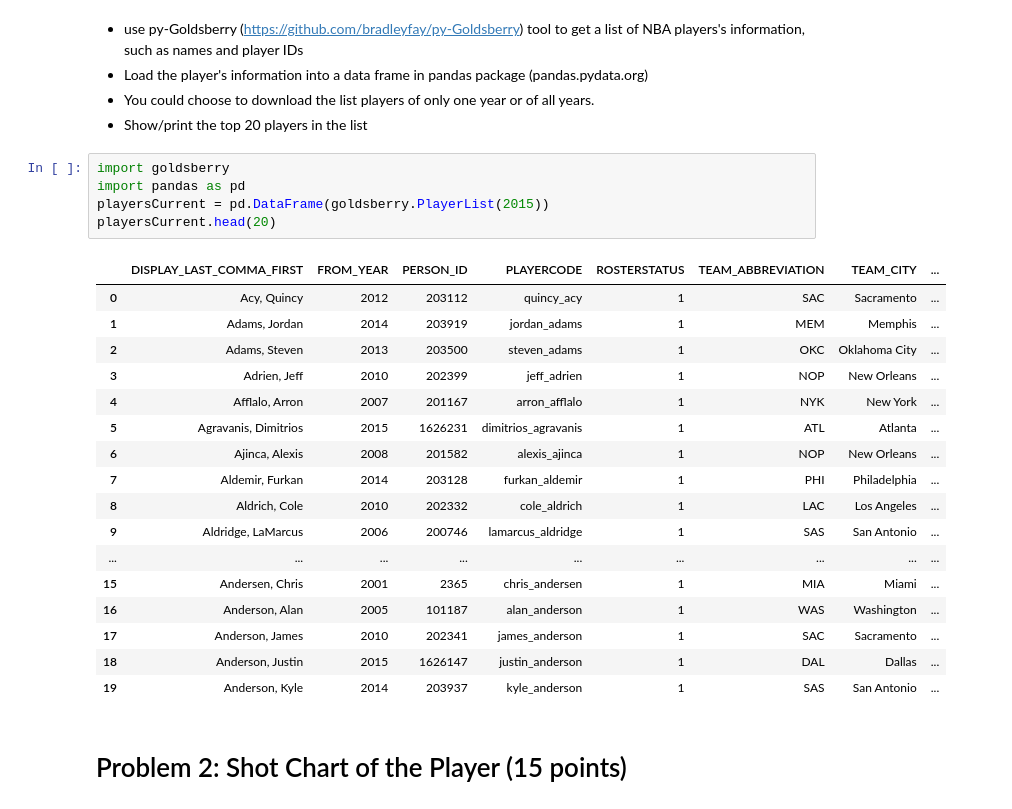
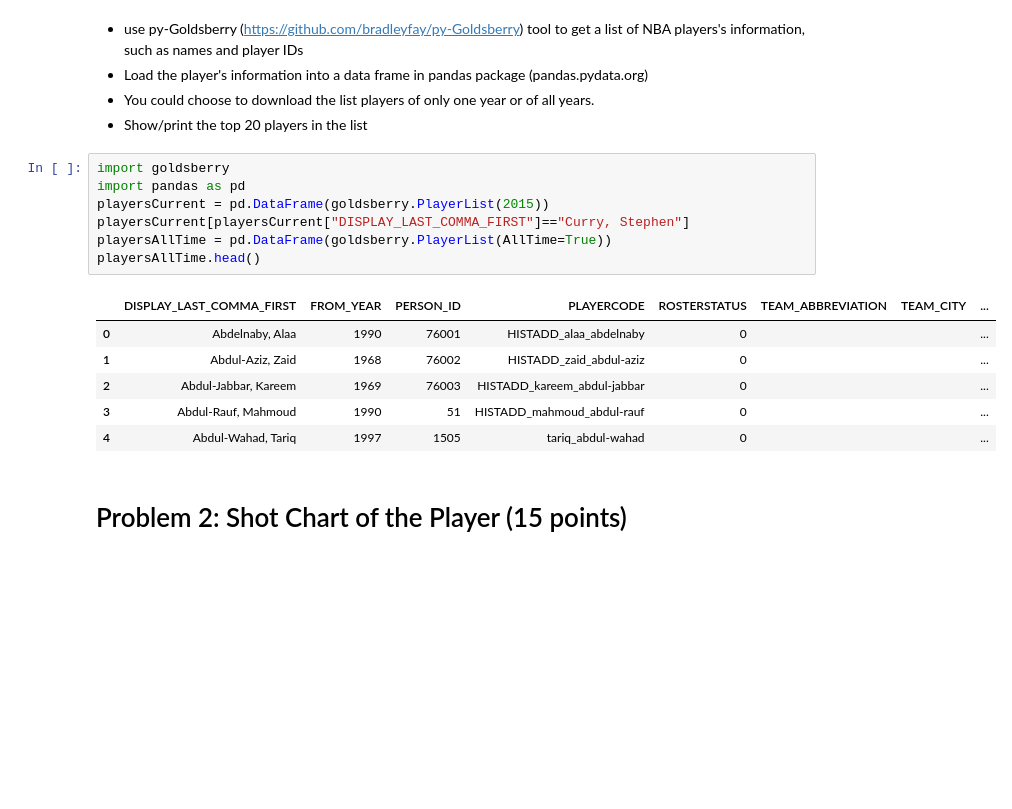
Before and after one commit to beflew/DS501_Case2, a Jupyter notebook: Case Study 2.ipynb, the cells around one changed output. Saved outputs shown, nothing was run; the diff lists cells and outputs as text; blank space fills up the shorter version.

```diff
--- a/Case Study 2.ipynb
+++ b/Case Study 2.ipynb
@@ -90,26 +90,17 @@ YouTubeVideo("AxsNitIS9E8")
 # %%
 import goldsberry
 import pandas as pd
 playersCurrent = pd.DataFrame(goldsberry.PlayerList(2015))
-playersCurrent.head(20)
+playersCurrent[playersCurrent["DISPLAY_LAST_COMMA_FIRST"]=="Curry, Stephen"]
+playersAllTime = pd.DataFrame(goldsberry.PlayerList(AllTime=True))
+playersAllTime.head()
 # %% [output]
 |  | DISPLAY_LAST_COMMA_FIRST | FROM_YEAR | PERSON_ID | PLAYERCODE | ROSTERSTATUS | TEAM_ABBREVIATION | TEAM_CITY | ... |
-| 0 | Acy, Quincy | 2012 | 203112 | quincy_acy | 1 | SAC | Sacramento | ... |
-| 1 | Adams, Jordan | 2014 | 203919 | jordan_adams | 1 | MEM | Memphis | ... |
-| 2 | Adams, Steven | 2013 | 203500 | steven_adams | 1 | OKC | Oklahoma City | ... |
-| 3 | Adrien, Jeff | 2010 | 202399 | jeff_adrien | 1 | NOP | New Orleans | ... |
-| 4 | Afflalo, Arron | 2007 | 201167 | arron_afflalo | 1 | NYK | New York | ... |
-| 5 | Agravanis, Dimitrios | 2015 | 1626231 | dimitrios_agravanis | 1 | ATL | Atlanta | ... |
-| 6 | Ajinca, Alexis | 2008 | 201582 | alexis_ajinca | 1 | NOP | New Orleans | ... |
-| 7 | Aldemir, Furkan | 2014 | 203128 | furkan_aldemir | 1 | PHI | Philadelphia | ... |
-| 8 | Aldrich, Cole | 2010 | 202332 | cole_aldrich | 1 | LAC | Los Angeles | ... |
-| 9 | Aldridge, LaMarcus | 2006 | 200746 | lamarcus_aldridge | 1 | SAS | San Antonio | ... |
-| ... | ... | ... | ... | ... | ... | ... | ... | ... |
-| 15 | Andersen, Chris | 2001 | 2365 | chris_andersen | 1 | MIA | Miami | ... |
-| 16 | Anderson, Alan | 2005 | 101187 | alan_anderson | 1 | WAS | Washington | ... |
-| 17 | Anderson, James | 2010 | 202341 | james_anderson | 1 | SAC | Sacramento | ... |
-| 18 | Anderson, Justin | 2015 | 1626147 | justin_anderson | 1 | DAL | Dallas | ... |
-| 19 | Anderson, Kyle | 2014 | 203937 | kyle_anderson | 1 | SAS | San Antonio | ... |
+| 0 | Abdelnaby, Alaa | 1990 | 76001 | HISTADD_alaa_abdelnaby | 0 |  |  | ... |
+| 1 | Abdul-Aziz, Zaid | 1968 | 76002 | HISTADD_zaid_abdul-aziz | 0 |  |  | ... |
+| 2 | Abdul-Jabbar, Kareem | 1969 | 76003 | HISTADD_kareem_abdul-jabbar | 0 |  |  | ... |
+| 3 | Abdul-Rauf, Mahmoud | 1990 | 51 | HISTADD_mahmoud_abdul-rauf | 0 |  |  | ... |
+| 4 | Abdul-Wahad, Tariq | 1997 | 1505 | tariq_abdul-wahad | 0 |  |  | ... |
 # %% [markdown]
 # Problem 2: Shot Chart of the Player (15 points)
 # %% [markdown]
```
Also changed, not shown: parts of 30 cells of this notebook.
